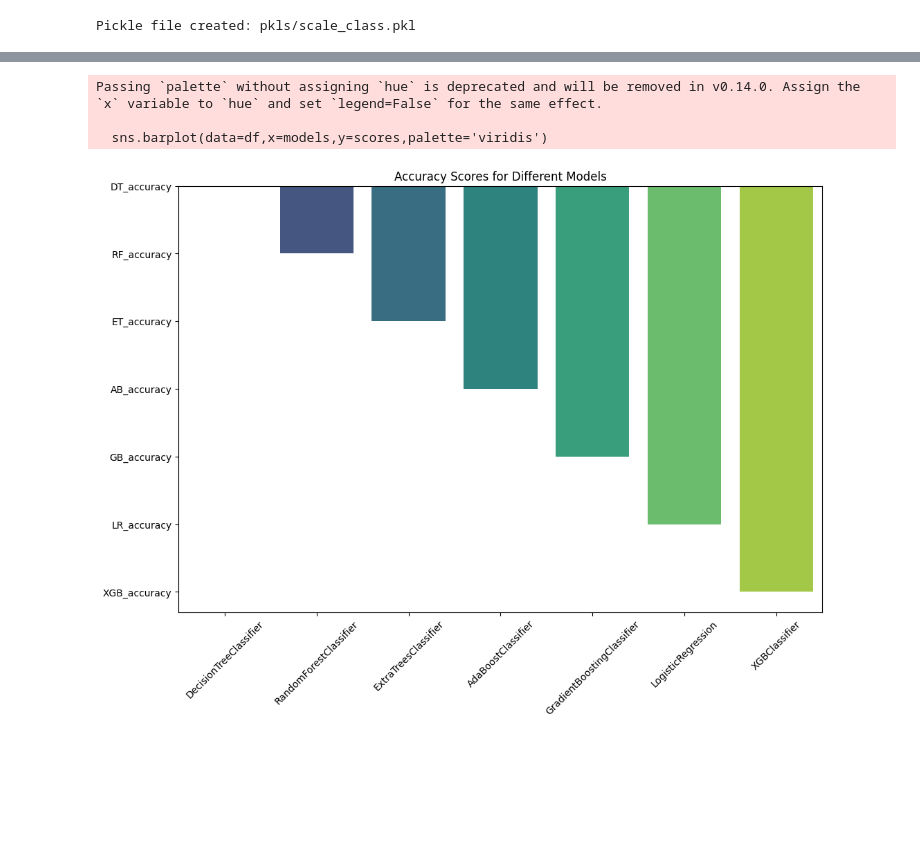
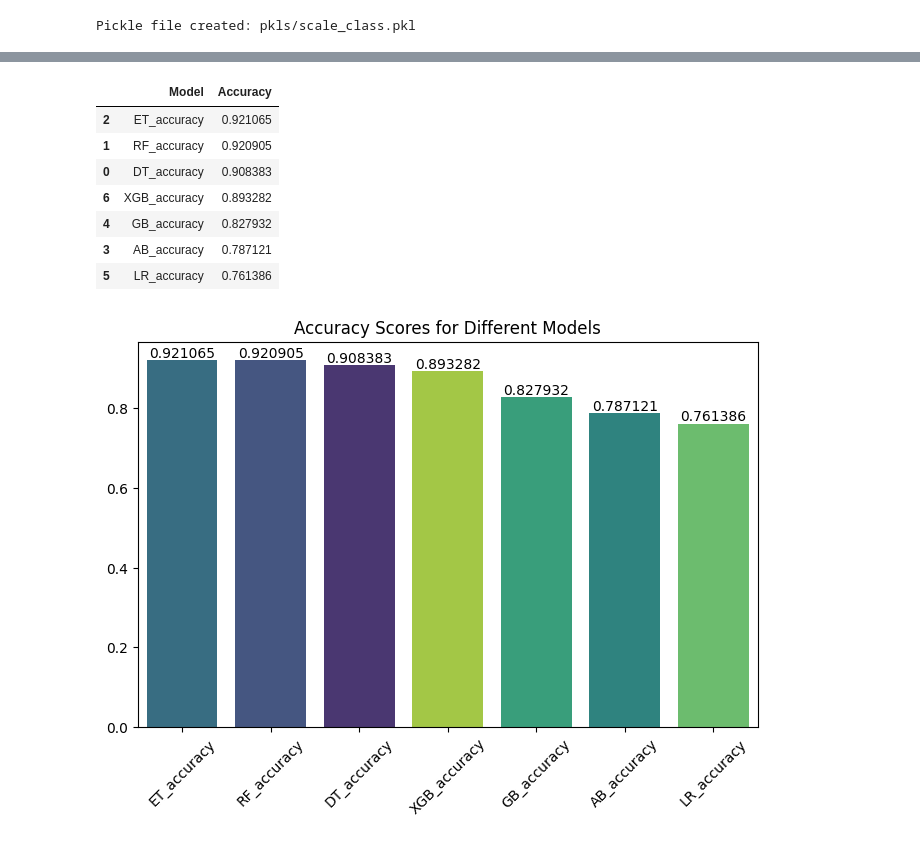
Before and after one commit to Santhosh-Analytics/Copper-Pricing-lead-conversion-PredictiveModeling-, a Jupyter notebook: Data Preprocessing.ipynb, the cells around one changed output, grey strips where cells are left out. Drawn from its saved outputs; the diff is of its cells as text; code cells hidden in the pictures; blank space fills up the shorter version.

Commit message:
Classification Model build

```diff
--- a/Data Preprocessing.ipynb
+++ b/Data Preprocessing.ipynb
@@ -902,3 +903,5 @@ transformed_status
 0    116012
 1     34438
 Name: count, dtype: int64
+# %%
+df4=pd.read_csv('df4.csv')
@@ -956,9 +1042,10 @@ XGB_preds = XGB_model.predict(x_test)
 # %%
-DT_accuracy = accuracy_score(y_test, DT_preds)
-RF_accuracy = accuracy_score(y_test, RF_preds)
-ET_accuracy = accuracy_score(y_test, ET_preds)
-AB_accuracy = accuracy_score(y_test, AB_preds)
-GB_accuracy = accuracy_score(y_test, GB_preds)
-LR_accuracy = accuracy_score(y_test, LR_preds)
-XGB_accuracy = accuracy_score(y_test, XGB_preds)
-# SVC_accuracy = accuracy_score(y_test, SVC_preds )
+accuracies = {'DT_accuracy' : accuracy_score(y_test, DT_preds),
+'RF_accuracy': accuracy_score(y_test, RF_preds),
+'ET_accuracy' :accuracy_score(y_test, ET_preds),
+'AB_accuracy' : accuracy_score(y_test, AB_preds),
+'GB_accuracy' : accuracy_score(y_test, GB_preds),
+'LR_accuracy' : accuracy_score(y_test, LR_preds),
+'XGB_accuracy': accuracy_score(y_test, XGB_preds),
+}
+accuracies
@@ -973,11 +1060,29 @@ df = pd.DataFrame(data)
+# %%
+models =list(accuracies.keys())
+scores = list(accuracies.values())
+data = {
+    'Model': models,
+    'Accuracy': scores
+}
+df = pd.DataFrame(data)
+df=df.sort_values(by='Accuracy', ascending=False)
+df
+# %% [output]
+|  | Model | Accuracy |
+| 2 | ET_accuracy | 0.921065 |
+| 1 | RF_accuracy | 0.920905 |
+| 0 | DT_accuracy | 0.908383 |
+| 6 | XGB_accuracy | 0.893282 |
+| 4 | GB_accuracy | 0.827932 |
+| 3 | AB_accuracy | 0.787121 |
+| 5 | LR_accuracy | 0.761386 |
 # %%
-plt.figure(figsize=(12, 8))
-sns.barplot(data=df,x=models,y=scores,palette='viridis')
+plt.figure(figsize=(8, 5))
+ax = sns.barplot(df,x=models,y=scores,hue=models,palette='viridis',order=df['Model'])
+for container in ax.containers:
+  ax.bar_label(container, fontsize=10);
 plt.xticks(rotation=45)
 plt.title('Accuracy Scores for Different Models')
 plt.show()
 # %% [output]
-Passing `palette` without assigning `hue` is deprecated and will be removed in v0.14.0. Assign the `x` variable to `hue` and set `legend=False` for the same effect.
-
-  sns.barplot(data=df,x=models,y=scores,palette='viridis')
-[figure, old version]
+[figure, new version]
```
Also changed, not shown: parts of 15 cells of this notebook, 2 other files.
